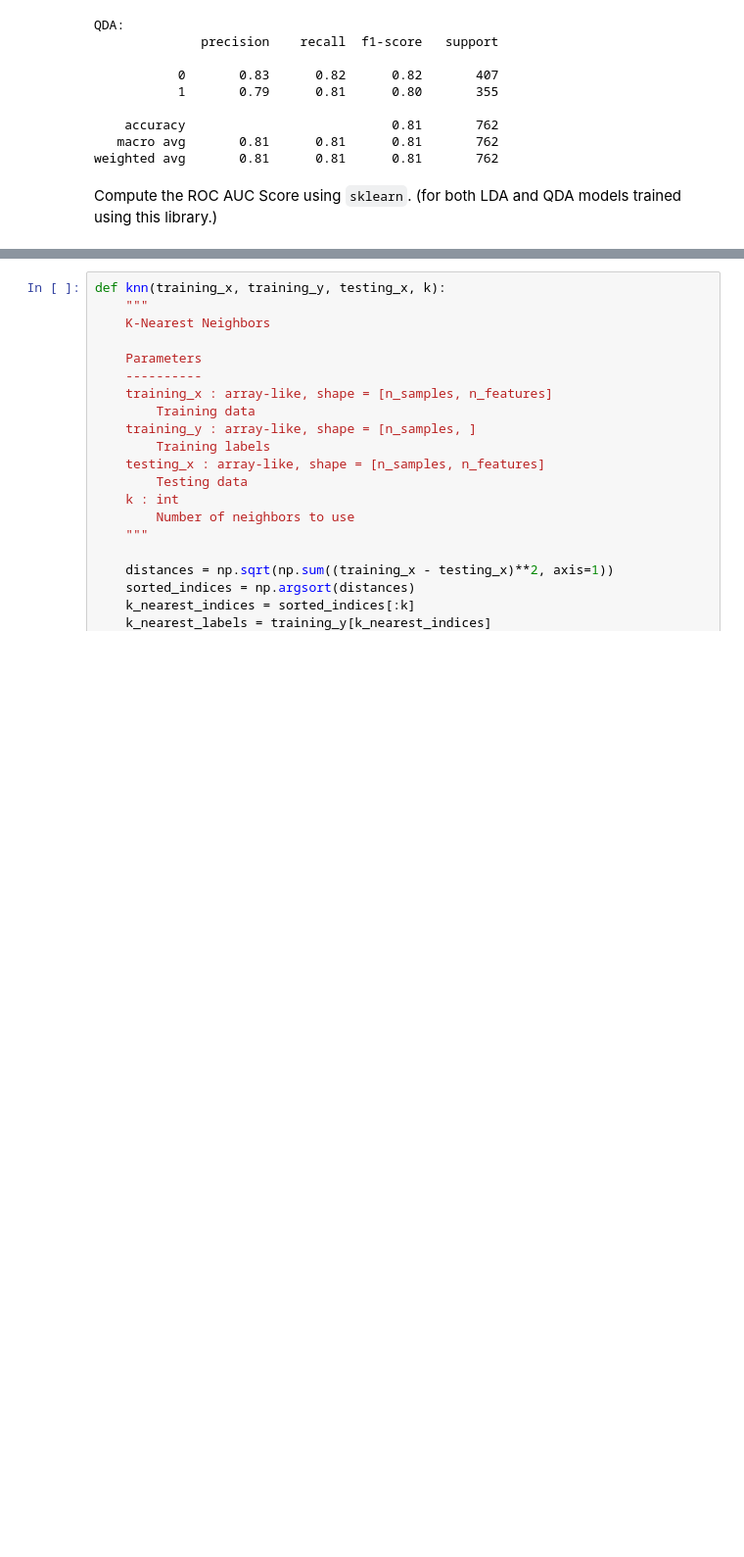
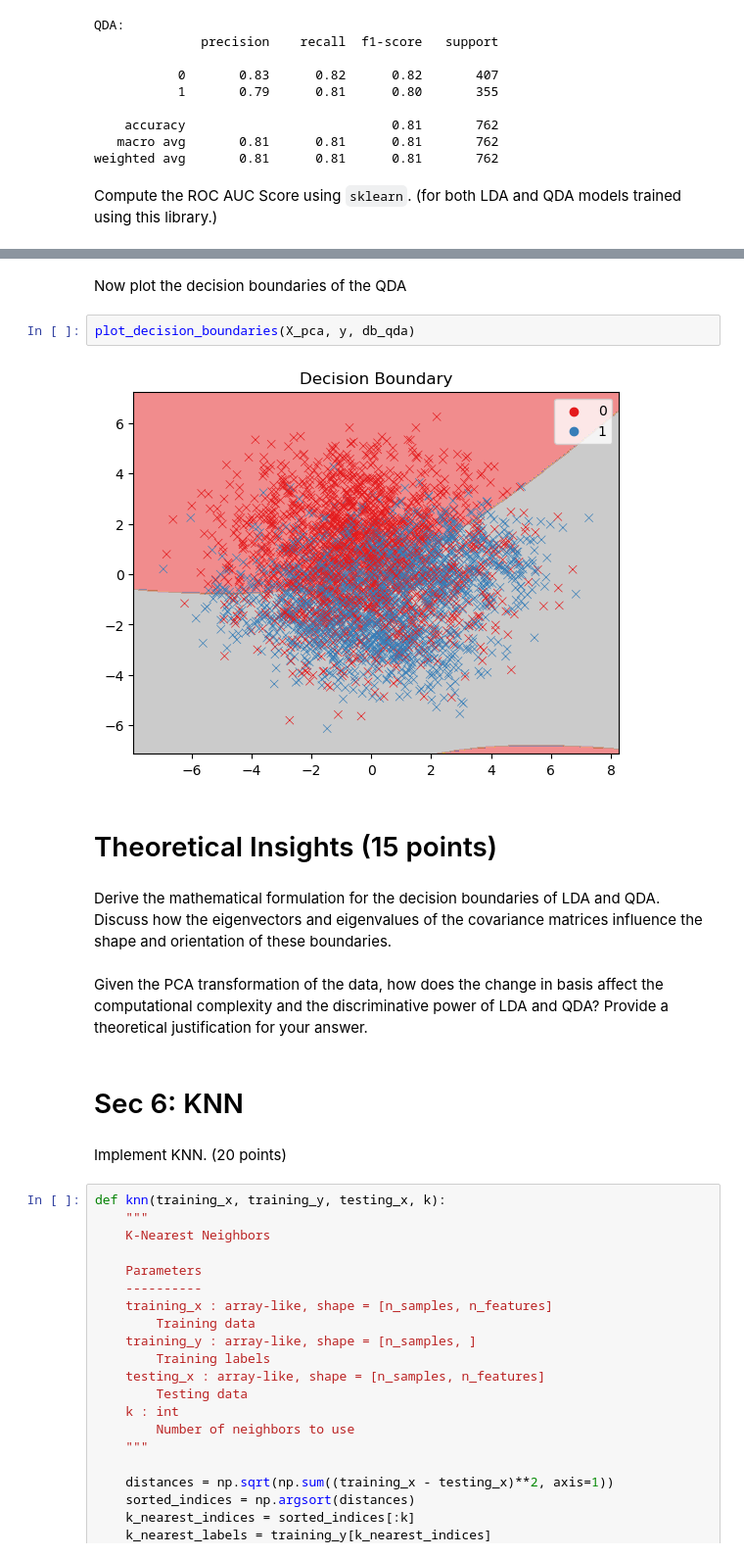
Before and after one commit to AmirMohammadFakhimi/ML-HW2, a Jupyter notebook: ML-HW-Answer.ipynb, the cells around one changed output, grey strips where cells are left out. Shown at 98% size. Drawn from its saved outputs; the diff is of its cells as text; blank space fills up the shorter version.

```diff
--- a/ML-HW-Answer.ipynb
+++ b/ML-HW-Answer.ipynb
@@ -395,3 +455,19 @@ Implement KNN and plot the decision boundary.
+# %% [markdown]
+Now plot the decision boundaries of the QDA
+# %%
+plot_decision_boundaries(X_pca, y, db_qda)
+# %% [output]
+[figure, added]
+# %% [markdown]
+# Theoretical Insights (15 points)
+# %% [markdown]
+Derive the mathematical formulation for the decision boundaries of LDA and QDA. Discuss how the eigenvectors and eigenvalues of the covariance matrices influence the shape and orientation of these boundaries.
+# %% [markdown]
+Given the PCA transformation of the data, how does the change in basis affect the computational complexity and the discriminative power of LDA and QDA? Provide a theoretical justification for your answer.
+# %% [markdown]
+# Sec 6: KNN
+# %% [markdown]
+Implement KNN. (20 points)
 # %%
 def knn(training_x, training_y, testing_x, k):
     """
```
Also changed, not shown: parts of 32 cells of this notebook, 1 other file.
